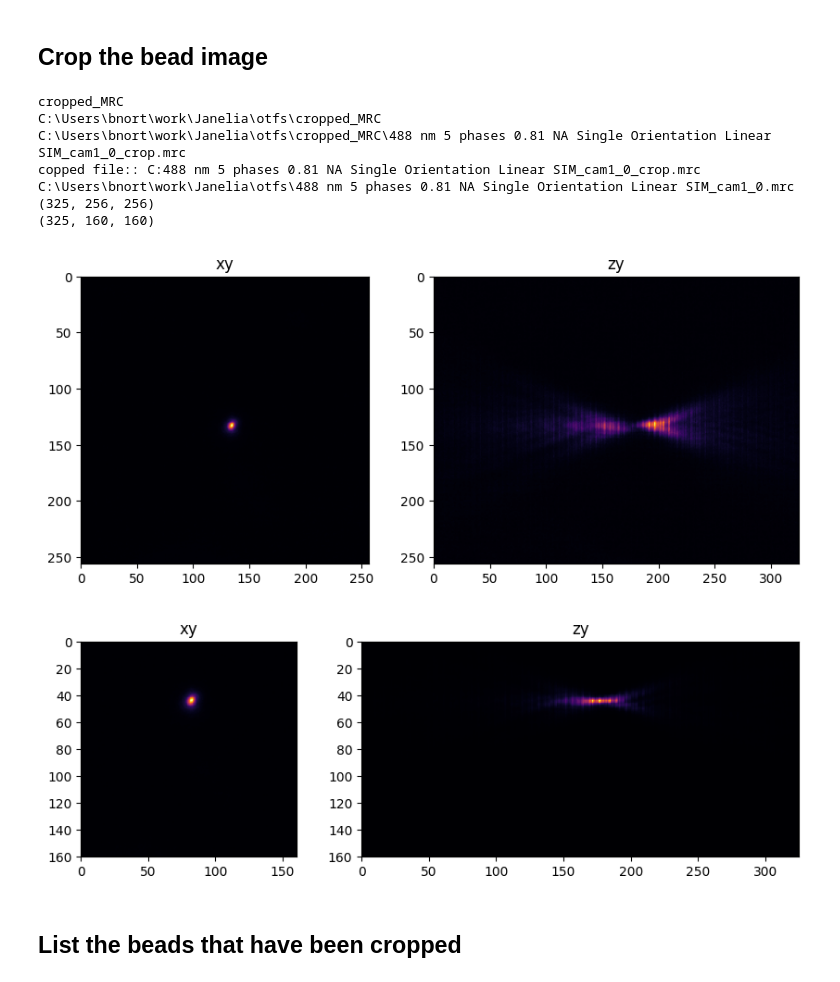
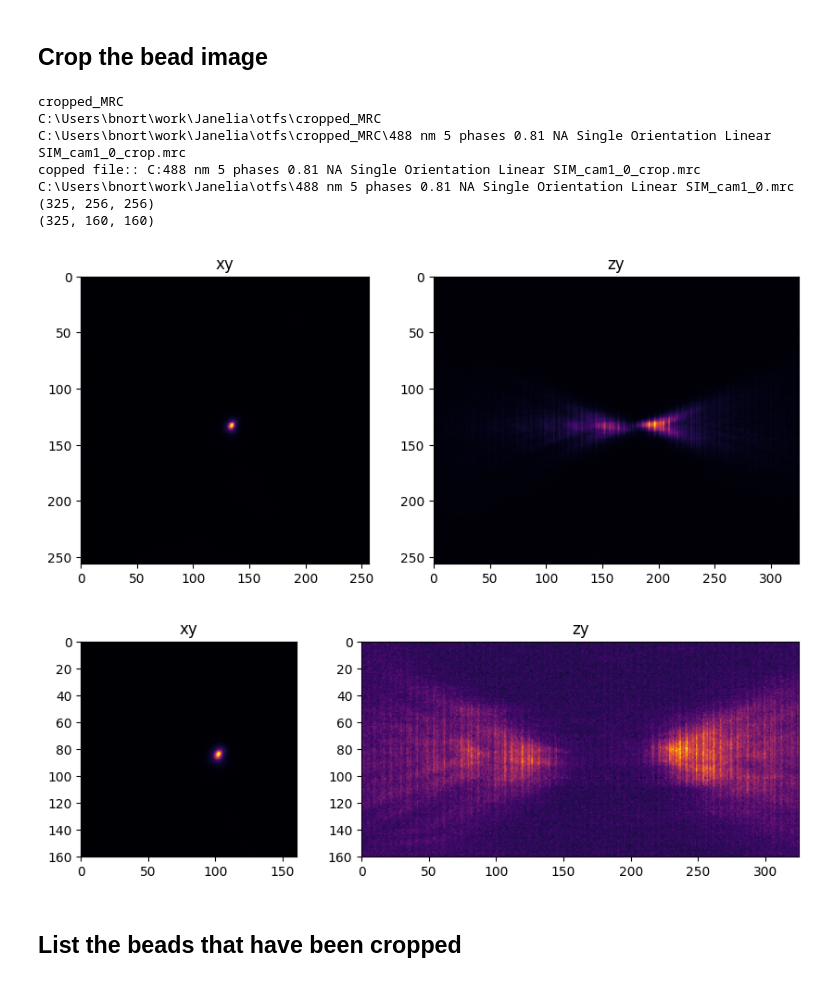
Before and after one commit to True-North-Intelligent-Algorithms/simrecon, a Jupyter notebook: notebooks/OTF generation template.ipynb, the cells around one changed output. Cells and saved outputs as stored; diff of their text form; code cells hidden in the pictures.

```diff
--- a/notebooks/OTF generation template.ipynb
+++ b/notebooks/OTF generation template.ipynb
@@ -177,8 +177,8 @@ for path in sorted(glob.iglob(home + "/*_0*.mrc", recursive=True)):
             s.set_color("k")
     '''
     # USER INPUT ! ! ! !
-    rectangle_x_left_co_ordinate = 52  # USER Input this value using FIJI rectangle specify to set X value
-    rectangle_Y_TOP_co_ordinate = 89   # USER Input this value using FIJI rectangle specify to set Y value
+    rectangle_x_left_co_ordinate = 32  # USER Input this value using FIJI rectangle specify to set X value
+    rectangle_Y_TOP_co_ordinate = 49   # USER Input this value using FIJI rectangle specify to set Y value
     #rectangle_Y_TOP_co_ordinate = 95 -  rectangle_Y_TOP_co_ordinate  # PYTHON ROI OFFSET, DON'T EDIT!
 
 
@@ -199,34 +199,34 @@ for path in sorted(glob.iglob(home + "/*_0*.mrc", recursive=True)):
 
     for ax, otf_data in zip(axs[1], log(mag)):
         ax.matshow(otf_data, cmap="inferno")
 
     for ax in axs.ravel():
         ax.grid("off")
         ax.set_xticks([])
         ax.set_yticks([])
         ax.patch.set_visible(False)
         for s in ax.spines.values():
             s.set_visible(True)
             s.set_color("k")
 
     fig.suptitle(os.path.split(path)[-1], y=1.01, fontweight="bold")
     fig.tight_layout()
     '''
     fig = show_xy_zy_slice_center(otf, colormap='inferno', figsize=(10, 10))
     crop_save = os.path.join(crop_path, r'488 nm 5 phases 0.81 NA Single Orientation Linear SIM_cam1_0_crop.mrc')
     mrc.save(otf, crop_save, hdr=mymrc.hdr,ifExists='overwrite')
     #mymrc.close()
     del mymrc
 # %% [output]
 cropped_MRC
 C:\Users\bnort\work\Janelia\otfs\cropped_MRC
 C:\Users\bnort\work\Janelia\otfs\cropped_MRC\488 nm 5 phases 0.81 NA Single Orientation Linear SIM_cam1_0_crop.mrc
 copped file:: C:488 nm 5 phases 0.81 NA Single Orientation Linear SIM_cam1_0_crop.mrc
 C:\Users\bnort\work\Janelia\otfs\488 nm 5 phases 0.81 NA Single Orientation Linear SIM_cam1_0.mrc
 (325, 256, 256)
 (325, 160, 160)
 [figure]
-[figure, old version]
+[figure, new version]
 # %% [markdown]
 ## List the beads that have been cropped
 # %%
```
Also changed, not shown: parts of 5 cells of this notebook.
